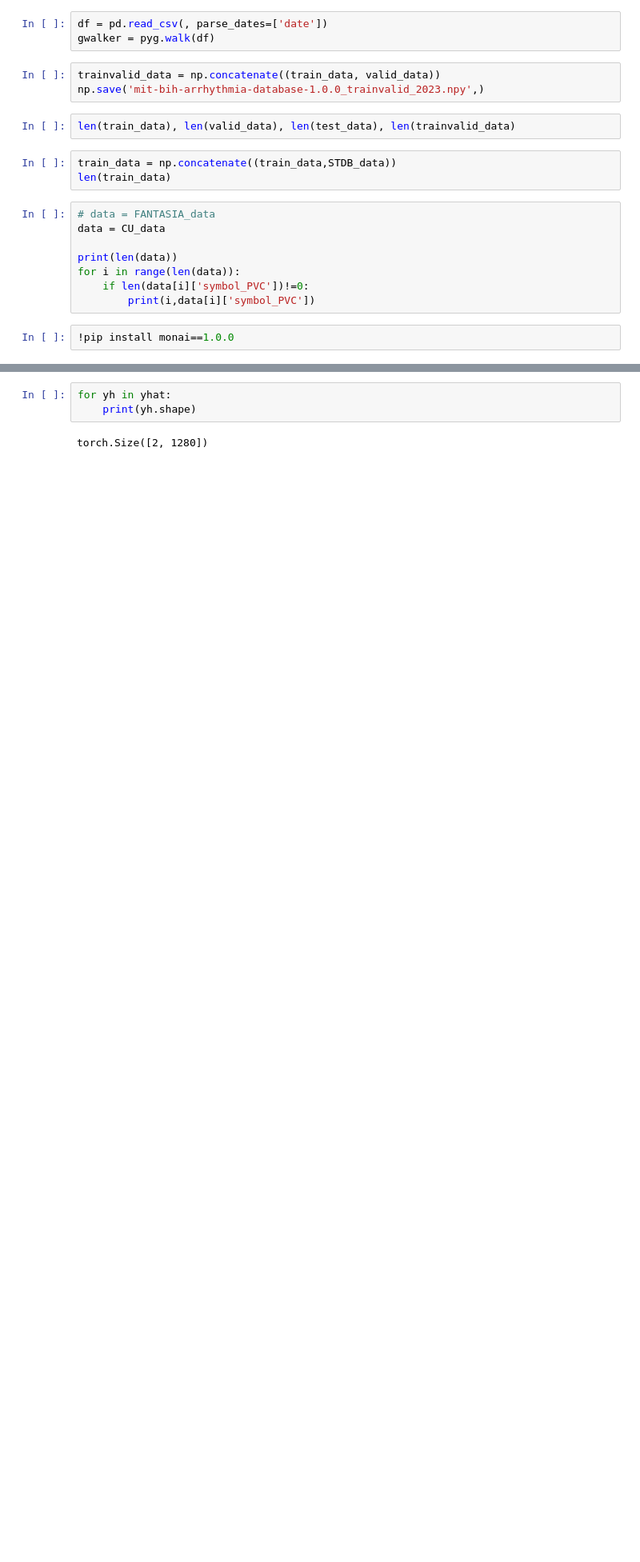
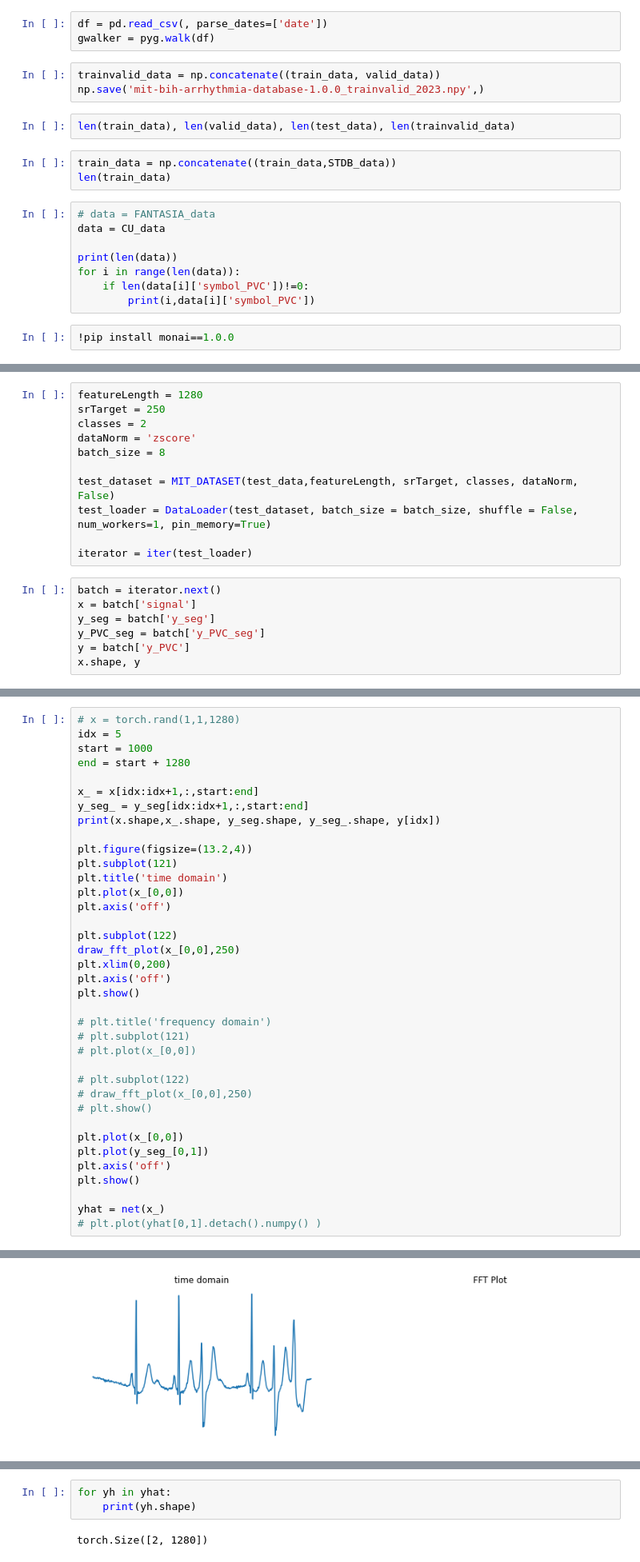
Before and after one commit to kevinkwshin/DCAM, a Jupyter notebook: test.ipynb, the cells around one changed output, grey strips where cells are left out. Shown at 80% size. Drawn from its saved outputs; the diff is of its cells as text; blank space fills up the shorter version.

```diff
--- a/test.ipynb
+++ b/test.ipynb
@@ -96,0 +168,18 @@ yhat = net(x)
+# %%
+featureLength = 1280
+srTarget = 250
+classes = 2
+dataNorm = 'zscore'
+batch_size = 8
+
+test_dataset = MIT_DATASET(test_data,featureLength, srTarget, classes, dataNorm, False)
+test_loader = DataLoader(test_dataset, batch_size = batch_size, shuffle = False, num_workers=1, pin_memory=True)
+
+iterator = iter(test_loader)
+# %%
+batch = iterator.next()
+x = batch['signal']
+y_seg = batch['y_seg']
+y_PVC_seg = batch['y_PVC_seg']
+y = batch['y_PVC']
+x.shape, y
@@ -96,0 +210,38 @@ yhat = net(x)
+# %%
+# x = torch.rand(1,1,1280)
+idx = 5
+start = 1000
+end = start + 1280
+
+x_ = x[idx:idx+1,:,start:end]
+y_seg_ = y_seg[idx:idx+1,:,start:end]
+print(x.shape,x_.shape, y_seg.shape, y_seg_.shape, y[idx])
+
+plt.figure(figsize=(13.2,4))
+plt.subplot(121)
+plt.title('time domain')
+plt.plot(x_[0,0])
+plt.axis('off')
+
+plt.subplot(122)
+draw_fft_plot(x_[0,0],250)
+plt.xlim(0,200)
+plt.axis('off')
+plt.show()
+
+# plt.title('frequency domain')
+# plt.subplot(121)
+# plt.plot(x_[0,0])
+
+# plt.subplot(122)
+# draw_fft_plot(x_[0,0],250)
+# plt.show()
+
+plt.plot(x_[0,0])
+plt.plot(y_seg_[0,1])
+plt.axis('off')
+plt.show()
+
+yhat = net(x_)
+# plt.plot(yhat[0,1].detach().numpy() )
+# %% [output]
@@ -96,0 +249 @@ yhat = net(x)
+[figure, added]
```
Also changed, not shown: parts of 18 cells of this notebook, 5 other files.
